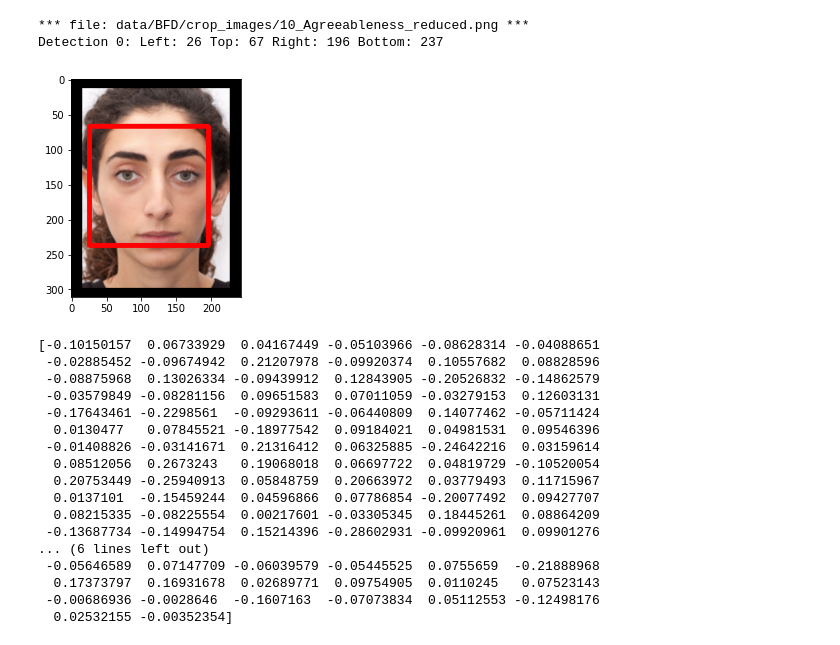
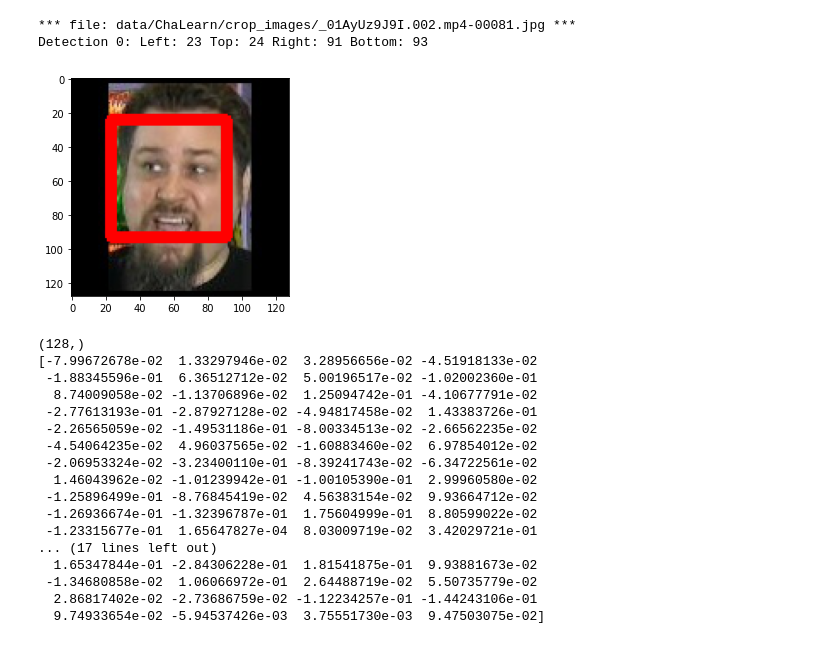
Before and after one commit to Krl1/PersonalityPrediction, a Jupyter notebook: transfer_learning.ipynb, the cells around one changed output. Saved outputs shown, nothing was run; the diff lists cells and outputs as text; code cells hidden in the pictures.

```diff
--- a/transfer_learning.ipynb
+++ b/transfer_learning.ipynb
@@ -1,52 +1,53 @@
 # %%
 import cv2
 import matplotlib.pyplot as plt
 import face_recognition
 
 
-files = ['data/BFD/crop_images/10_Agreeableness_reduced.png']
+files = ['data/ChaLearn/crop_images/_01AyUz9J9I.002.mp4-00081.jpg']
 for f in files:
     print("*** file: {} ***".format(f))
     img = face_recognition.load_image_file(f)
     face_locations = face_recognition.face_locations(img, model="cnn")
     codes = face_recognition.face_encodings(img, known_face_locations=face_locations, model="large")
 
     if len(codes) == 0:
         print("no face")
         plt.figure(figsize = (4,4))
         plt.imshow(img)
         plt.show()
     else:
         for i, code in enumerate(codes):
             print("Detection {}: Left: {} Top: {} Right: {} Bottom: {}".format(
                 i, face_locations[i][3], face_locations[i][0], face_locations[i][1], face_locations[i][2]))
             disp = img.copy()
             cv2.rectangle(disp, (face_locations[i][3], face_locations[i][0]), (face_locations[i][1], face_locations[i][2]), (255, 0, 0), 6)
             plt.figure(figsize=(4,4))
             plt.imshow(disp)
             plt.show()
+            print(codes[i].shape)
             print(codes[i])
 # %% [output]
-*** file: data/BFD/crop_images/10_Agreeableness_reduced.png ***
-Detection 0: Left: 26 Top: 67 Right: 196 Bottom: 237
+*** file: data/ChaLearn/crop_images/_01AyUz9J9I.002.mp4-00081.jpg ***
+Detection 0: Left: 23 Top: 24 Right: 91 Bottom: 93
-[figure, old version]
+[figure, new version]
-[-0.10150157  0.06733929  0.04167449 -0.05103966 -0.08628314 -0.04088651
- -0.02885452 -0.09674942  0.21207978 -0.09920374  0.10557682  0.08828596
- -0.08875968  0.13026334 -0.09439912  0.12843905 -0.20526832 -0.14862579
- -0.03579849 -0.08281156  0.09651583  0.07011059 -0.03279153  0.12603131
- -0.17643461 -0.2298561  -0.09293611 -0.06440809  0.14077462 -0.05711424
-  0.0130477   0.07845521 -0.18977542  0.09184021  0.04981531  0.09546396
- -0.01408826 -0.03141671  0.21316412  0.06325885 -0.24642216  0.03159614
-  0.08512056  0.2673243   0.19068018  0.06697722  0.04819729 -0.10520054
-  0.20753449 -0.25940913  0.05848759  0.20663972  0.03779493  0.11715967
-  0.0137101  -0.15459244  0.04596866  0.07786854 -0.20077492  0.09427707
-  0.08215335 -0.08225554  0.00217601 -0.03305345  0.18445261  0.08864209
- -0.13687734 -0.14994754  0.15214396 -0.28602931 -0.09920961  0.09901276
-... (6 lines left out)
- -0.05646589  0.07147709 -0.06039579 -0.05445525  0.0755659  -0.21888968
-  0.17373797  0.16931678  0.02689771  0.09754905  0.0110245   0.07523143
- -0.00686936 -0.0028646  -0.1607163  -0.07073834  0.05112553 -0.12498176
-  0.02532155 -0.00352354]
+(128,)
+[-7.99672678e-02  1.33297946e-02  3.28956656e-02 -4.51918133e-02
+ -1.88345596e-01  6.36512712e-02  5.00196517e-02 -1.02002360e-01
+  8.74009058e-02 -1.13706896e-02  1.25094742e-01 -4.10677791e-02
+ -2.77613193e-01 -2.87927128e-02 -4.94817458e-02  1.43383726e-01
+ -2.26565059e-02 -1.49531186e-01 -8.00334513e-02 -2.66562235e-02
+ -4.54064235e-02  4.96037565e-02 -1.60883460e-02  6.97854012e-02
+ -2.06953324e-02 -3.23400110e-01 -8.39241743e-02 -6.34722561e-02
+  1.46043962e-02 -1.01239942e-01 -1.00105390e-01  2.99960580e-02
+ -1.25896499e-01 -8.76845419e-02  4.56383154e-02  9.93664712e-02
+ -1.26936674e-01 -1.32396787e-01  1.75604999e-01  8.80599022e-02
+ -1.23315677e-01  1.65647827e-04  8.03009719e-02  3.42029721e-01
+... (17 lines left out)
+  1.65347844e-01 -2.84306228e-01  1.81541875e-01  9.93881673e-02
+ -1.34680858e-02  1.06066972e-01  2.64488719e-02  5.50735779e-02
+  2.86817402e-02 -2.73686759e-02 -1.12234257e-01 -1.44243106e-01
+  9.74933654e-02 -5.94537426e-03  3.75551730e-03  9.47503075e-02]
 # %%
 from params import RANDOM_SEED, LocationConfig, CreateDataConfig
 from sklearn.model_selection import train_test_split
```
Also changed, not shown: parts of 2 cells of this notebook, 7 other files.
